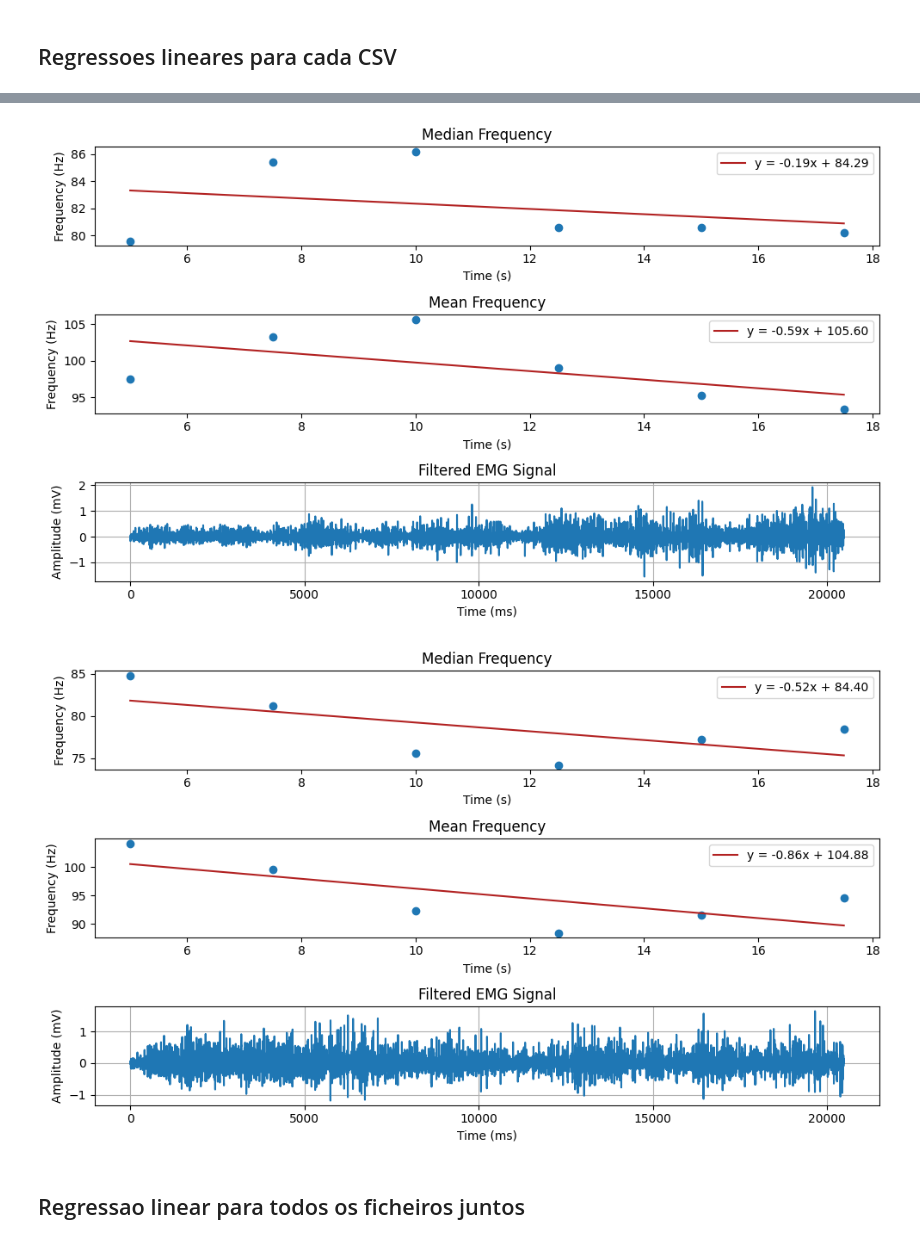
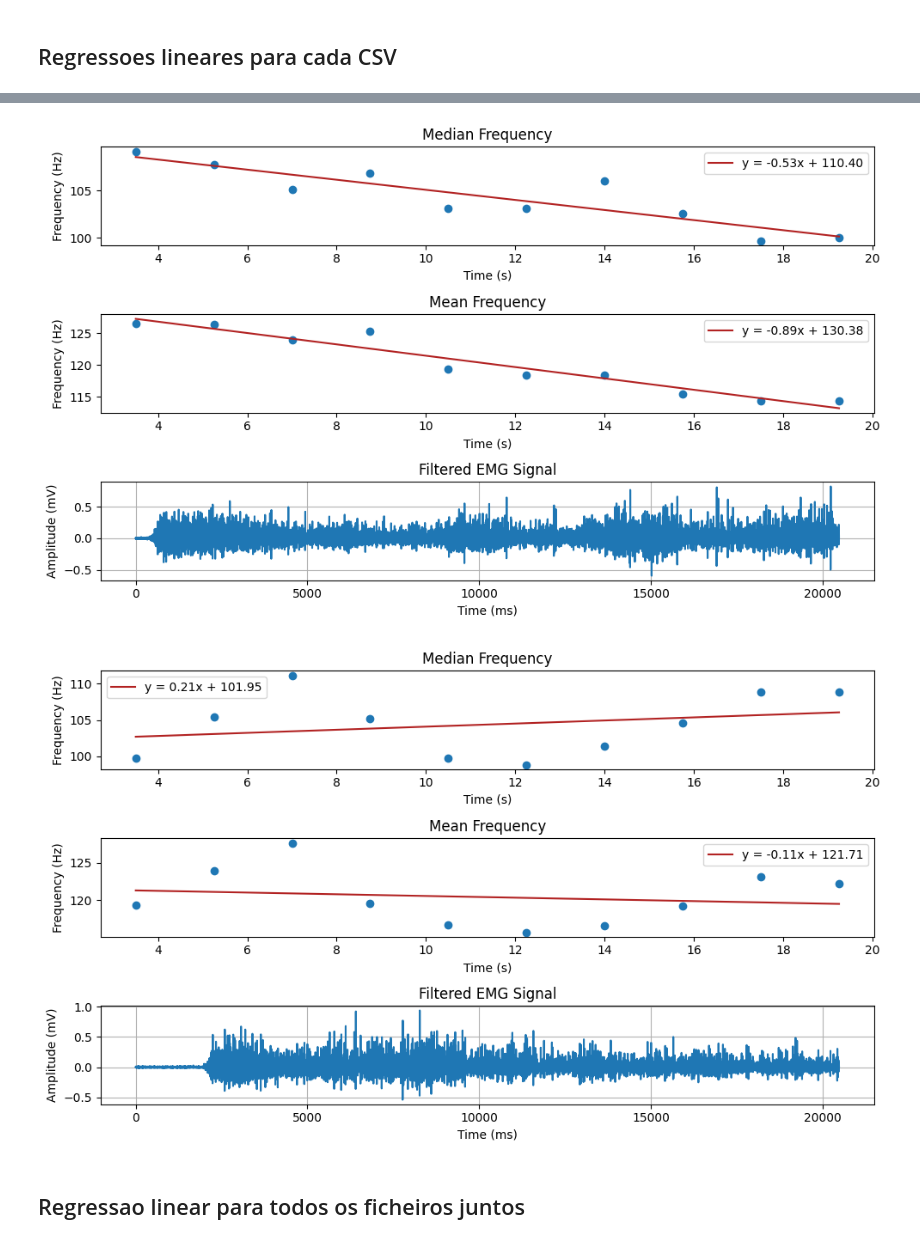
Before and after one commit to Stitch2220/FBio, a Jupyter notebook: 25.ipynb, the cells around one changed output, grey strips where cells are left out. Saved outputs shown, nothing was run; the diff lists cells and outputs as text; code cells hidden in the pictures.

```diff
--- a/25.ipynb
+++ b/25.ipynb
@@ -219,7 +219,7 @@ import matplotlib.pyplot as plt
 import pandas as pd
 
 # Read the signal from the CSV file without headers
-data = pd.read_csv('emg1_data.csv')
+data = pd.read_csv('Trash/raw_emg.csv')
 emg_signal = data['Raw Emg'].values.flatten()  # Assuming the column name is 'Raw Emg'
 
 # Remove DC offset
@@ -307,7 +307,7 @@ import matplotlib.pyplot as plt
 import pandas as pd
 from sklearn.linear_model import LinearRegression
 
-csv_files = ["Ficheiros CSV/davidji1.csv", "Ficheiros CSV/davidji2.csv", "Ficheiros CSV/davidji3.csv"]  # Replace with your actual file names
+csv_files = ["Ficheiros CSV/ines1.csv", "Ficheiros CSV/ines2.csv", "Ficheiros CSV/ines3.csv"]  # Replace with your actual file names
 mean_frequencies = []
 median_frequencies = []
 
@@ -327,7 +327,7 @@ for file in csv_files:
     t = np.linspace(0, n / sampling_rate, n, endpoint=False)
 
     # Parameters for windowing
-    window_size = 5000  # Window size for FFT
+    window_size = 3500  # Window size for FFT
     overlap = 0.5  # 50% overlap
     step_size = int(window_size * (1 - overlap))
 
@@ -420,5 +420,5 @@ for file in csv_files:
-[figure, old version]
+[figure, new version]
-[figure, old version]
+[figure, new version]
 # %% [markdown]
 ## Regressao linear para todos os ficheiros juntos
 # %%
```
Also changed, not shown: parts of 2 cells of this notebook, 3 other files.
